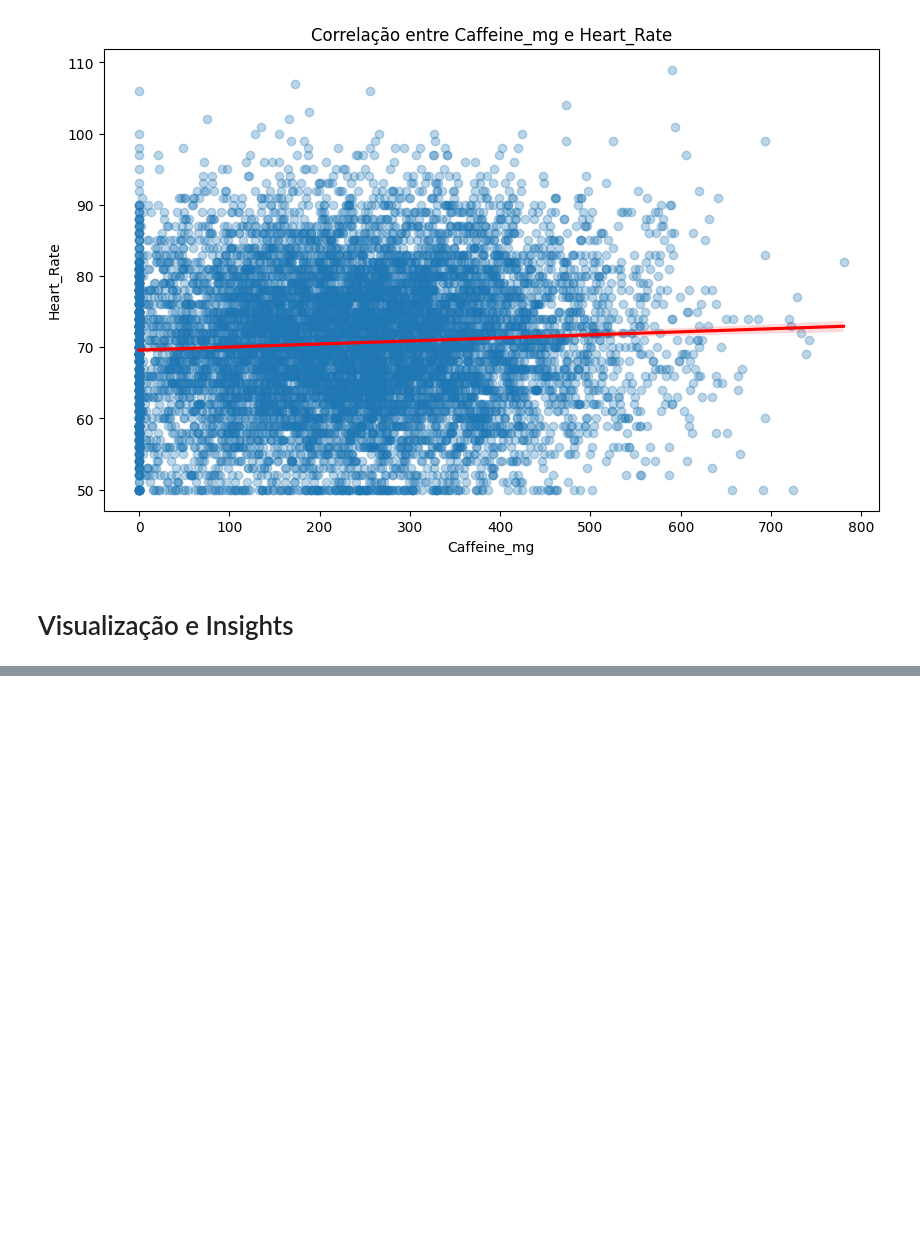
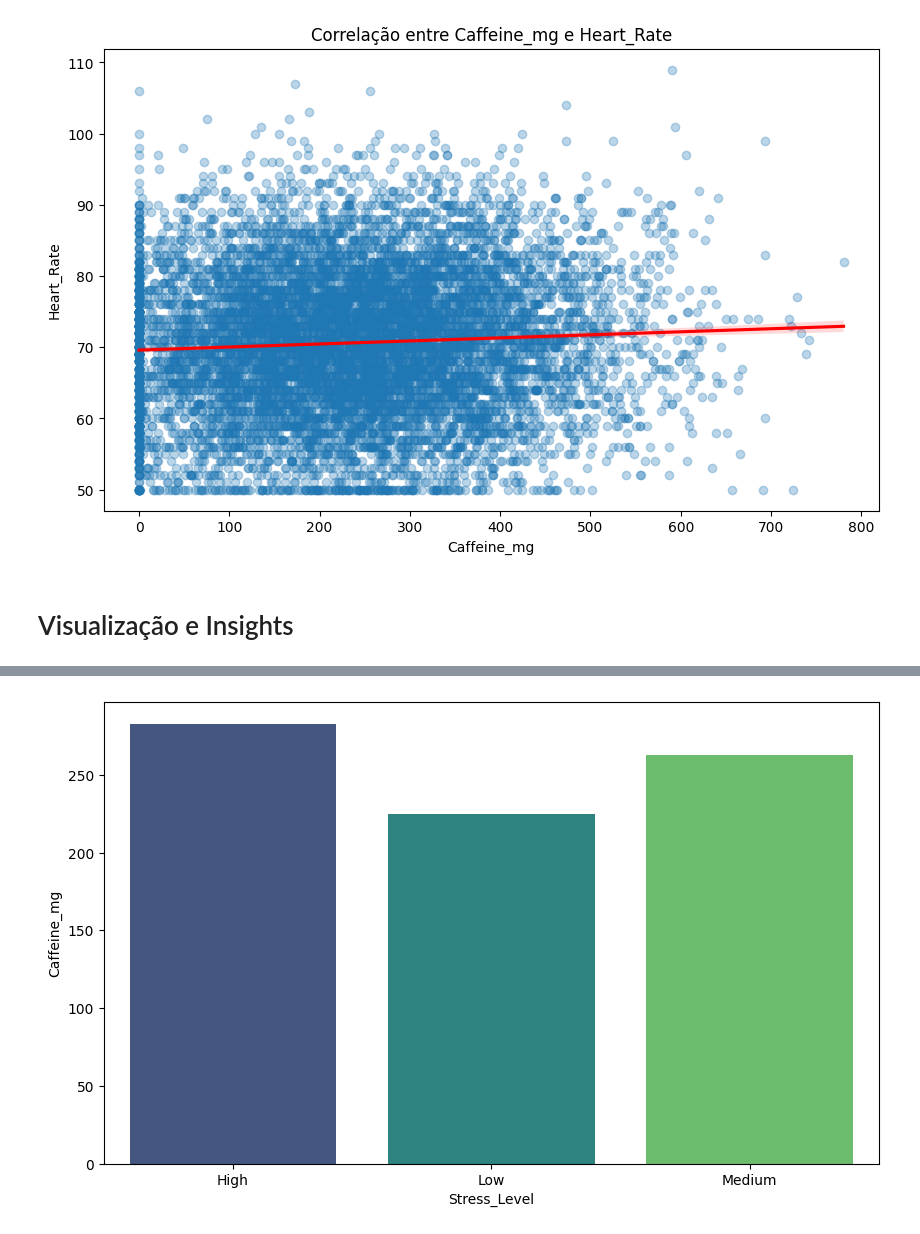
Before and after one commit to Augu5t0/Cientista-de-Dados-N-vel-1, a Jupyter notebook: Notebook/checkpoint.ipynb, the cells around one changed output, grey strips where cells are left out. Saved outputs shown, nothing was run; the diff lists cells and outputs as text; code cells hidden in the pictures; blank space fills up the shorter version.

```diff
--- a/Notebook/checkpoint.ipynb
+++ b/Notebook/checkpoint.ipynb
@@ -251,0 +311,4 @@ gerar_grafico_correlacao(dados,'Caffeine_mg', 'Heart_Rate')
+# %%
+gerar_grafico_barras_comparativo(cafeina_ingerida_mg_por_stress, 'Stress_Level', 'Caffeine_mg')
+# %% [output]
+[figure, added]
```
Also changed, not shown: parts of 28 cells of this notebook, 28 other files.
